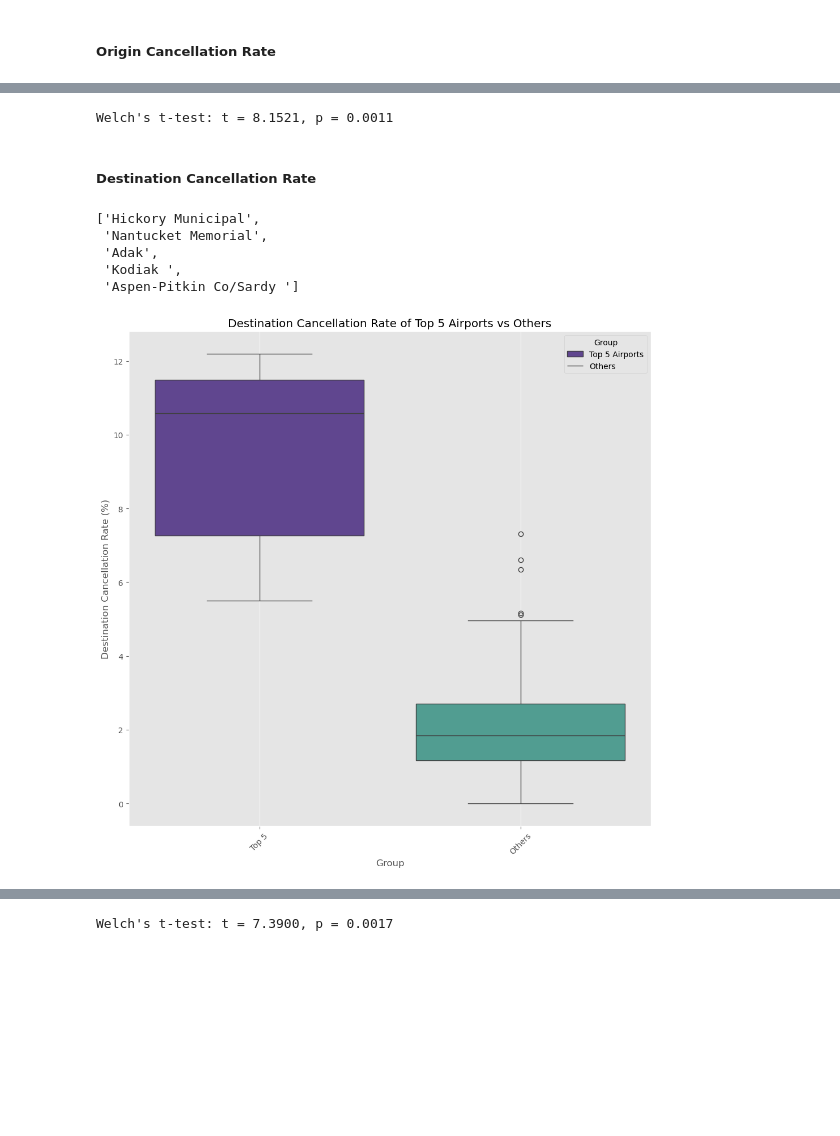
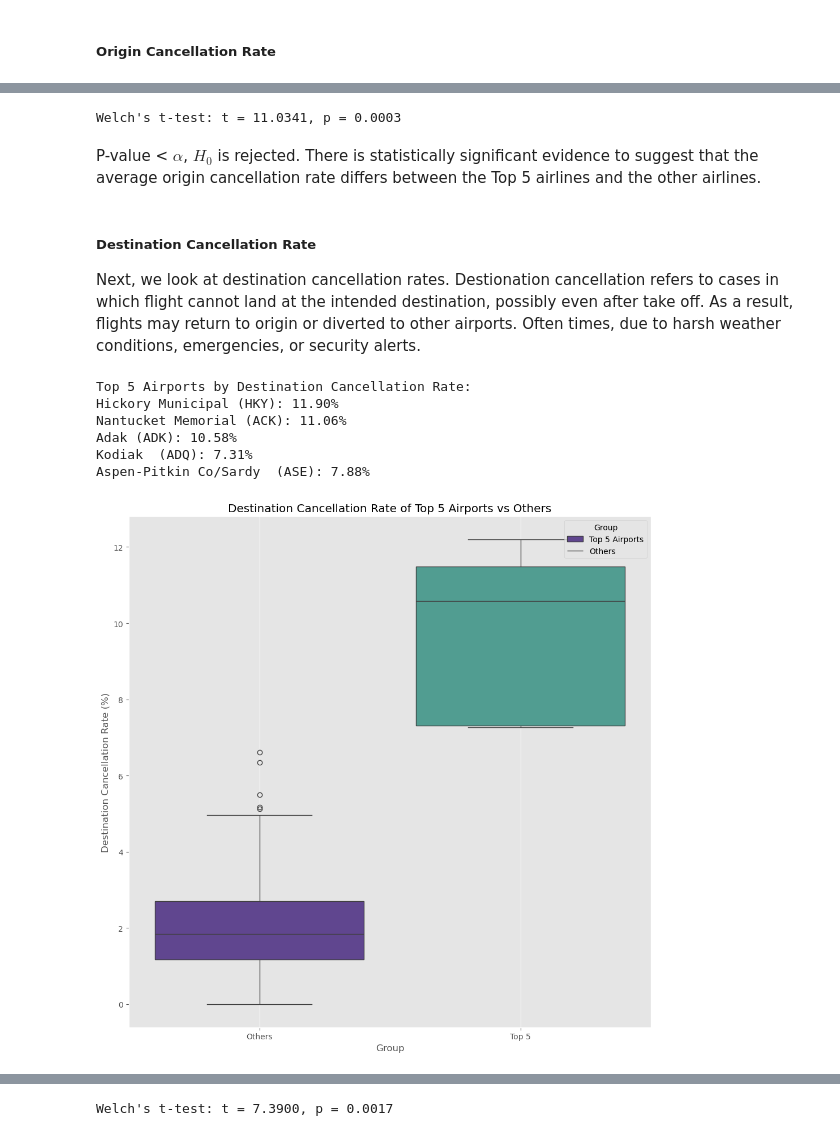
Before and after one commit to hathimazman/DataManagement_Project2, a Jupyter notebook: P153146_Project2.ipynb, the cells around one changed output, grey strips where cells are left out. Cells and saved outputs as stored; diff of their text form; code cells hidden in the pictures; blank space fills up the shorter version.

```diff
--- a/P153146_Project2.ipynb
+++ b/P153146_Project2.ipynb
@@ -590,6 +787,6 @@ top5_codes
 # %%
 # Add a new column indicating if the airport is in top 5
-df6['Group_'] = df6['airportname'].apply(lambda x: 'Top 5' if x in top5_codes else 'Others')
+df6['Group'] = df6['airportname'].apply(lambda x: 'Top 5' if x in top5_codes else 'Others')
 
 # Drop missing cancellation rates
 df_clean = df6.dropna(subset=['origin_cancellation_rate', 'dest_cancellation_rate'])
@@ -617,20 +822,28 @@ t_stat, p_val = ttest_ind(top5_rates, others_rates, equal_var=False)
 
 print(f"Welch's t-test: t = {t_stat:.4f}, p = {p_val:.4f}")
 # %% [output]
-Welch's t-test: t = 8.1521, p = 0.0011
+Welch's t-test: t = 11.0341, p = 0.0003
+# %% [markdown]
+P-value < $\alpha$, $H_0$ is rejected. There is statistically significant evidence to suggest that the average origin cancellation rate differs between the Top 5 airlines and the other airlines.
 # %% [markdown]
 ##### Destination Cancellation Rate
+
+Next, we look at destination cancellation rates. Destionation cancellation refers to cases in which flight cannot land at the intended destination, possibly even after take off. As a result, flights may return to origin or diverted to other airports. Often times, due to harsh weather conditions, emergencies, or security alerts.
 # %%
 # Sort and select top 5 airports by origin cancellation rate
 top5 = df6.sort_values(by='dest_cancellation_rate', ascending=False).head(5)
 top5_codes = top5['airportname'].tolist()
-top5_codes
+
+print("Top 5 Airports by Destination Cancellation Rate:")
+for index, row in top5.iterrows():
+    print(f"{row['airportname']} ({row['airportcode']}): {row['origin_cancellation_rate']:.2f}%")
 # %% [output]
-['Hickory Municipal',
- 'Nantucket Memorial',
- 'Adak',
- 'Kodiak ',
- 'Aspen-Pitkin Co/Sardy ']
+Top 5 Airports by Destination Cancellation Rate:
+Hickory Municipal (HKY): 11.90%
+Nantucket Memorial (ACK): 11.06%
+Adak (ADK): 10.58%
+Kodiak  (ADQ): 7.31%
+Aspen-Pitkin Co/Sardy  (ASE): 7.88%
 # %%
 # Add a new column indicating if the airport is in top 5
 df6['Group'] = df6['airportname'].apply(lambda x: 'Top 5' if x in top5_codes else 'Others')
@@ -640,14 +853,13 @@ df_clean = df6.dropna(subset=['origin_cancellation_rate', 'dest_cancellation_rat
 # %%
 # Plot the cancellation rate of top 5 airports vs others
 plt.figure(figsize=(10, 10))
-sns.boxplot(x='Group_', y='dest_cancellation_rate', data=df_clean, palette=['#5D3A9B', '#44AA99'])
+sns.boxplot(x='Group', y='dest_cancellation_rate', data=df_clean, palette=['#5D3A9B', '#44AA99'])
 plt.title('Destination Cancellation Rate of Top 5 Airports vs Others')
 plt.xlabel('Group')
 plt.ylabel('Destination Cancellation Rate (%)')
-plt.xticks(rotation=45)
 plt.legend(title='Group', loc='upper right', labels=['Top 5 Airports', 'Others'])
 plt.grid()
 plt.tight_layout()
 plt.show()
 # %% [output]
-[figure, old version]
+[figure, new version]
```
Also changed, not shown: parts of 71 cells of this notebook, 2 other files.
